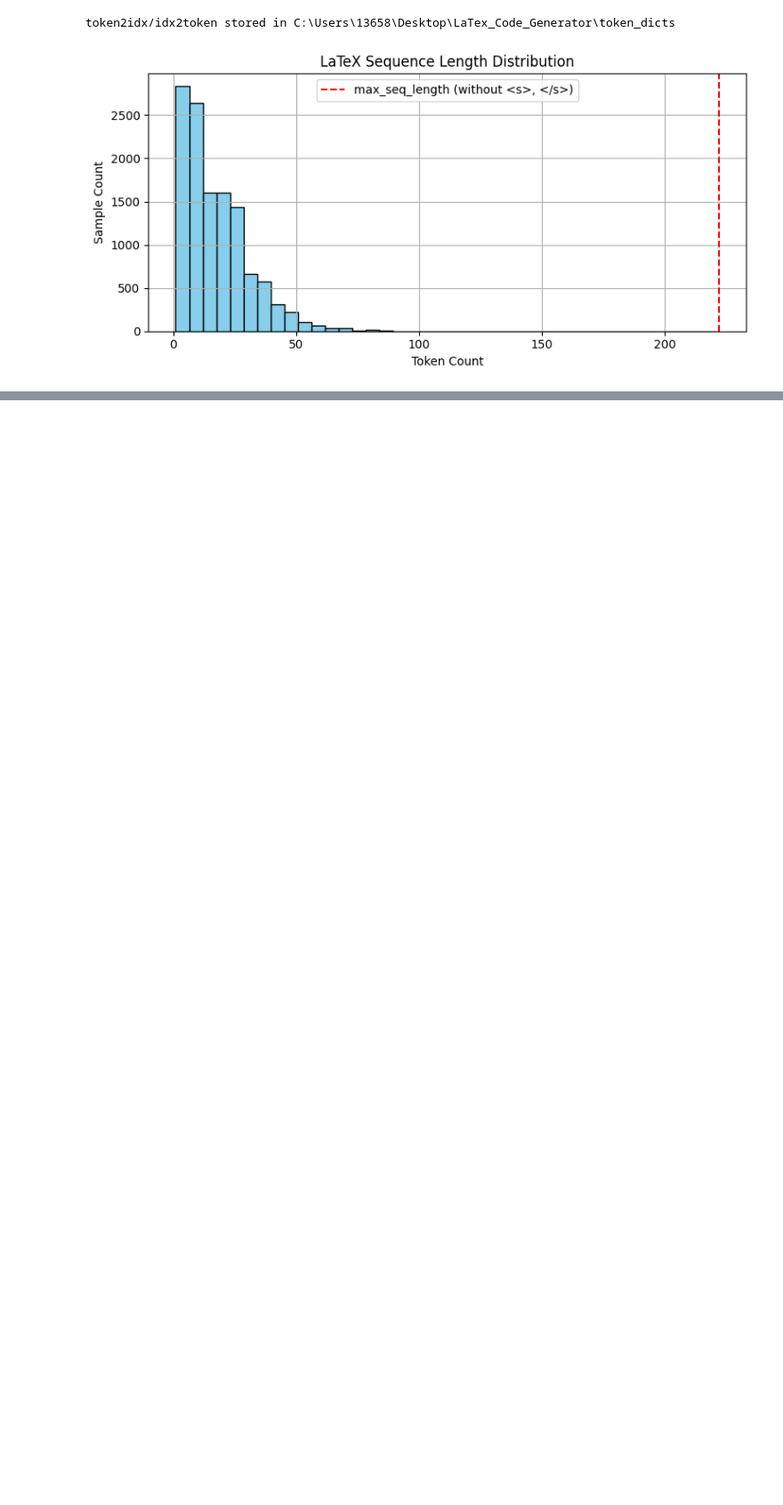
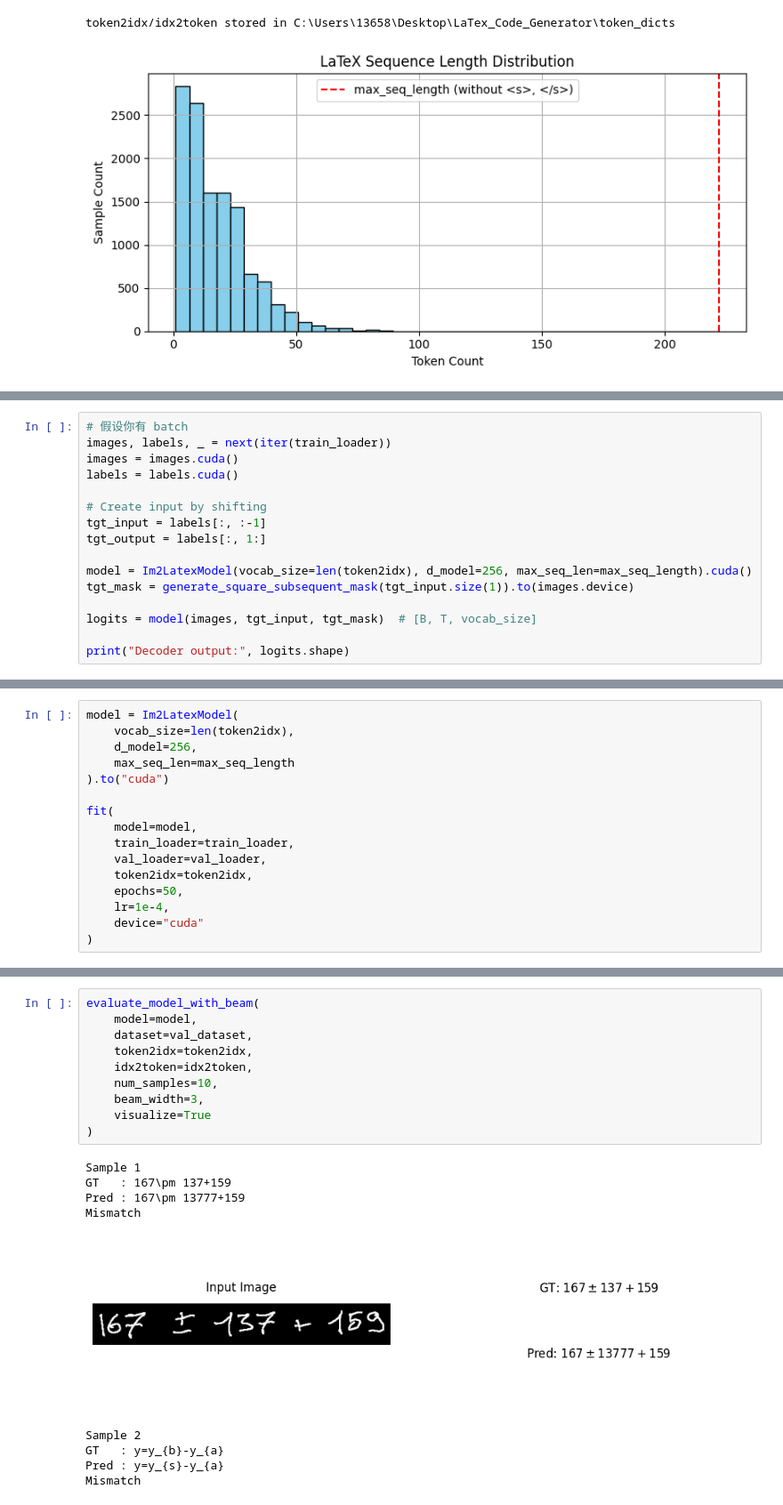
Before and after one commit to GuoJiashu/LaTex_Equation_Generator, a Jupyter notebook: LaTex_Equation_Generator.ipynb, the cells around one changed output, grey strips where cells are left out. Shown at 89% size. Drawn from its saved outputs; the diff is of its cells as text; blank space fills up the shorter version.

Commit message:
First Sucess Model

```diff
--- a/LaTex_Equation_Generator.ipynb
+++ b/LaTex_Equation_Generator.ipynb
@@ -266,0 +476,16 @@ Label Length (first 5): [224, 224, 224, 224, 224]
+# %%
+# 假设你有 batch
+images, labels, _ = next(iter(train_loader))
+images = images.cuda()
+labels = labels.cuda()
+
+# Create input by shifting
+tgt_input = labels[:, :-1]
+tgt_output = labels[:, 1:]
+
+model = Im2LatexModel(vocab_size=len(token2idx), d_model=256, max_seq_len=max_seq_length).cuda()
+tgt_mask = generate_square_subsequent_mask(tgt_input.size(1)).to(images.device)
+
+logits = model(images, tgt_input, tgt_mask)  # [B, T, vocab_size]
+
+print("Decoder output:", logits.shape)
@@ -266,0 +682,16 @@ Label Length (first 5): [224, 224, 224, 224, 224]
+# %%
+model = Im2LatexModel(
+    vocab_size=len(token2idx),
+    d_model=256,
+    max_seq_len=max_seq_length
+).to("cuda")
+
+fit(
+    model=model,
+    train_loader=train_loader,
+    val_loader=val_loader,
+    token2idx=token2idx,
+    epochs=50,
+    lr=1e-4,
+    device="cuda"
+)
@@ -266,0 +830,20 @@ Label Length (first 5): [224, 224, 224, 224, 224]
+# %%
+evaluate_model_with_beam(
+    model=model,
+    dataset=val_dataset,
+    token2idx=token2idx,
+    idx2token=idx2token,
+    num_samples=10,
+    beam_width=3,
+    visualize=True
+)
+# %% [output]
+Sample 1
+GT   : 167\pm 137+159
+Pred : 167\pm 13777+159
+Mismatch
+[figure, added]
+Sample 2
+GT   : y=y_{b}-y_{a}
+Pred : y=y_{s}-y_{a}
+Mismatch
```
Also changed, not shown: parts of 37 cells of this notebook, 16 other files.
